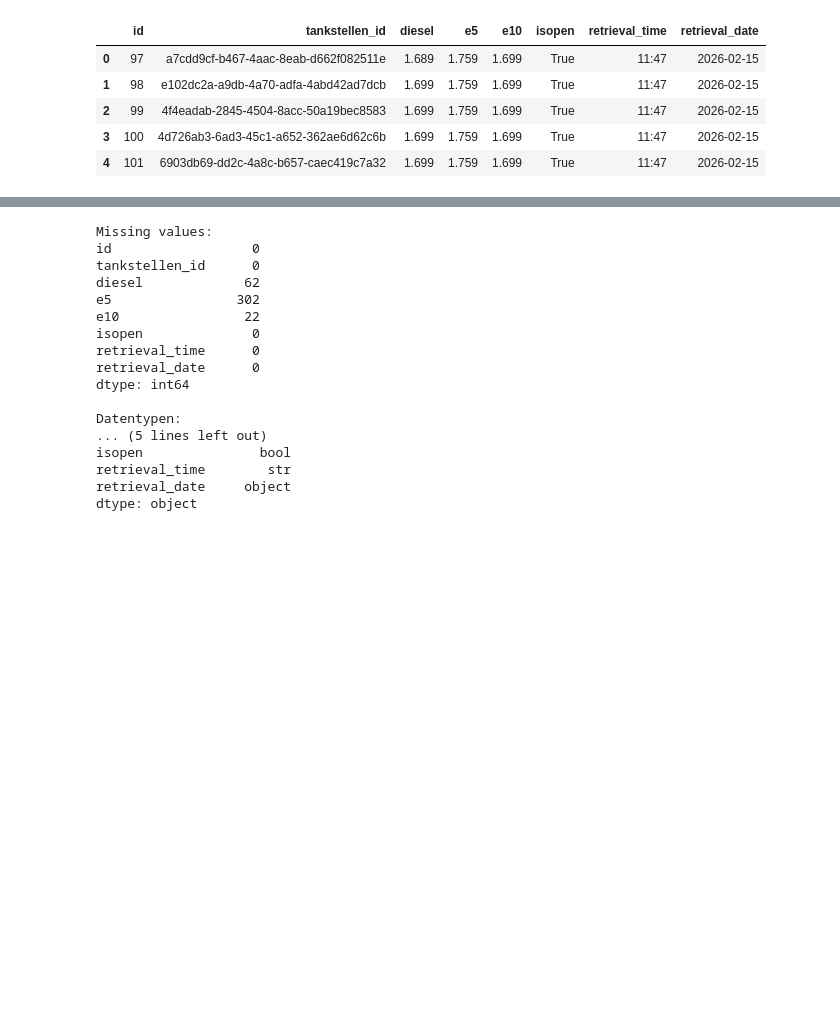
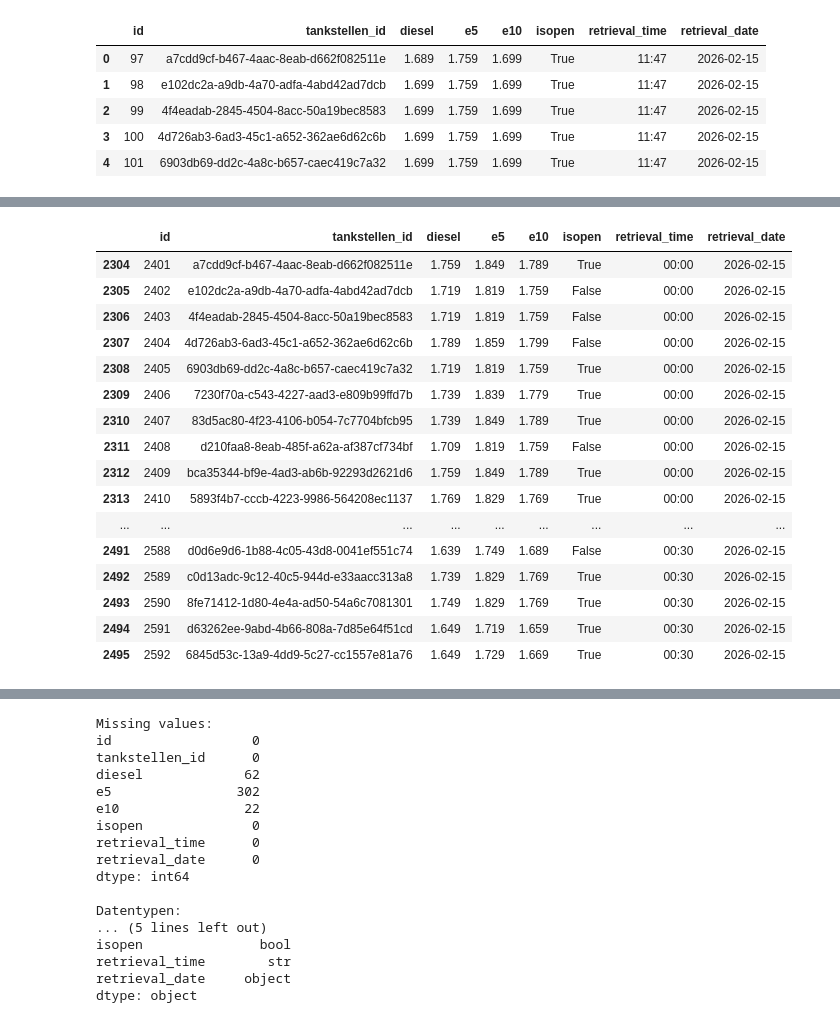
Before and after one commit to patrickpetre823/gasstation-price-analysis, a Jupyter notebook: exploration.ipynb, the cells around one changed output, grey strips where cells are left out. Drawn from its saved outputs; the diff is of its cells as text; code cells hidden in the pictures; blank space fills up the shorter version.

```diff
--- a/exploration.ipynb
+++ b/exploration.ipynb
@@ -55,0 +56,30 @@ dtype: int64
+# %%
+# Fidning reason foor date / time bug and fix
+
+df_time = df.groupby(['retrieval_date', 'retrieval_time']).size().reset_index(name='anzahl_tankstellen')
+#print(df_time)
+
+#print(df.dtypes)
+
+df[(df['retrieval_date'] == datetime.date(2026, 2, 15)) & (df['retrieval_time'].isin(['00:00', '00:30']))]
+
+# All timestamps in the orer of id
+#df[(df['retrieval_date'] == datetime.date(2026, 2, 15))][['id', 'retrieval_time']].sort_values('id')
+# %% [output]
+|  | id | tankstellen_id | diesel | e5 | e10 | isopen | retrieval_time | retrieval_date |
+| 2304 | 2401 | a7cdd9cf-b467-4aac-8eab-d662f082511e | 1.759 | 1.849 | 1.789 | True | 00:00 | 2026-02-15 |
+| 2305 | 2402 | e102dc2a-a9db-4a70-adfa-4abd42ad7dcb | 1.719 | 1.819 | 1.759 | False | 00:00 | 2026-02-15 |
+| 2306 | 2403 | 4f4eadab-2845-4504-8acc-50a19bec8583 | 1.719 | 1.819 | 1.759 | False | 00:00 | 2026-02-15 |
+| 2307 | 2404 | 4d726ab3-6ad3-45c1-a652-362ae6d62c6b | 1.789 | 1.859 | 1.799 | False | 00:00 | 2026-02-15 |
+| 2308 | 2405 | 6903db69-dd2c-4a8c-b657-caec419c7a32 | 1.719 | 1.819 | 1.759 | True | 00:00 | 2026-02-15 |
+| 2309 | 2406 | 7230f70a-c543-4227-aad3-e809b99ffd7b | 1.739 | 1.839 | 1.779 | True | 00:00 | 2026-02-15 |
+| 2310 | 2407 | 83d5ac80-4f23-4106-b054-7c7704bfcb95 | 1.739 | 1.849 | 1.789 | True | 00:00 | 2026-02-15 |
+| 2311 | 2408 | d210faa8-8eab-485f-a62a-af387cf734bf | 1.709 | 1.819 | 1.759 | False | 00:00 | 2026-02-15 |
+| 2312 | 2409 | bca35344-bf9e-4ad3-ab6b-92293d2621d6 | 1.759 | 1.849 | 1.789 | True | 00:00 | 2026-02-15 |
+| 2313 | 2410 | 5893f4b7-cccb-4223-9986-564208ec1137 | 1.769 | 1.829 | 1.769 | True | 00:00 | 2026-02-15 |
+| ... | ... | ... | ... | ... | ... | ... | ... | ... |
+| 2491 | 2588 | d0d6e9d6-1b88-4c05-43d8-0041ef551c74 | 1.639 | 1.749 | 1.689 | False | 00:30 | 2026-02-15 |
+| 2492 | 2589 | c0d13adc-9c12-40c5-944d-e33aacc313a8 | 1.739 | 1.829 | 1.769 | True | 00:30 | 2026-02-15 |
+| 2493 | 2590 | 8fe71412-1d80-4e4a-ad50-54a6c7081301 | 1.749 | 1.829 | 1.769 | True | 00:30 | 2026-02-15 |
+| 2494 | 2591 | d63262ee-9abd-4b66-808a-7d85e64f51cd | 1.649 | 1.719 | 1.659 | True | 00:30 | 2026-02-15 |
+| 2495 | 2592 | 6845d53c-13a9-4dd9-5c27-cc1557e81a76 | 1.649 | 1.729 | 1.669 | True | 00:30 | 2026-02-15 |
```
Also changed, not shown: parts of 21 cells of this notebook, 3 other files.
